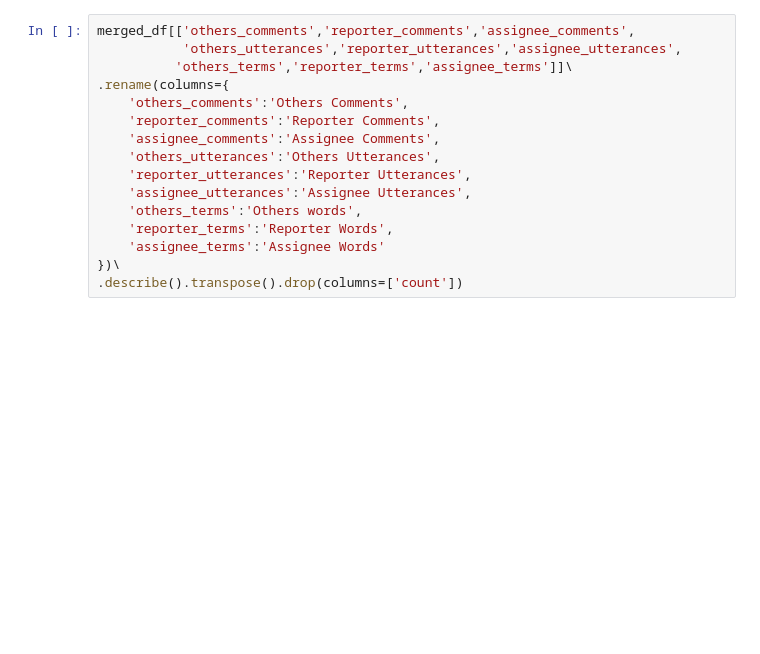
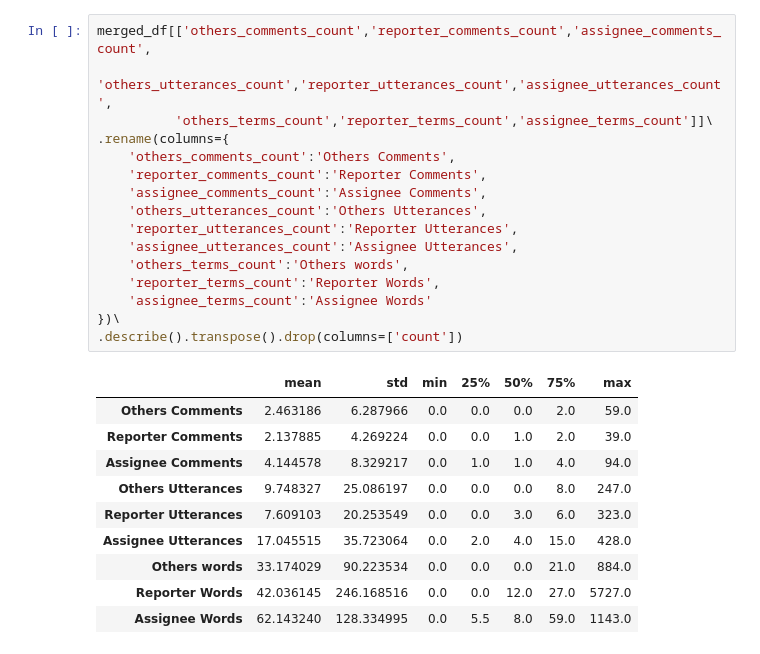
Before and after one commit to mohammadabdellatif/toward-performance-appraisal-automation-thesis, a Jupyter notebook: merged_dataset_exploration.ipynb, the cells around one changed output. Cells and saved outputs as stored; diff of their text form; blank space fills up the shorter version.

Commit message:
fix:fix ML and utterances dataset exploration scripts

```diff
--- a/merged_dataset_exploration.ipynb
+++ b/merged_dataset_exploration.ipynb
@@ -13,19 +23,30 @@ merged_df.head()
 # %%
-merged_df[['others_comments','reporter_comments','assignee_comments',
-           'others_utterances','reporter_utterances','assignee_utterances',
-          'others_terms','reporter_terms','assignee_terms']]\
+merged_df[['others_comments_count','reporter_comments_count','assignee_comments_count',
+           'others_utterances_count','reporter_utterances_count','assignee_utterances_count',
+          'others_terms_count','reporter_terms_count','assignee_terms_count']]\
 .rename(columns={
-    'others_comments':'Others Comments',
-    'reporter_comments':'Reporter Comments',
-    'assignee_comments':'Assignee Comments',
-    'others_utterances':'Others Utterances',
-    'reporter_utterances':'Reporter Utterances',
-    'assignee_utterances':'Assignee Utterances',
-    'others_terms':'Others words',
-    'reporter_terms':'Reporter Words',
-    'assignee_terms':'Assignee Words'
+    'others_comments_count':'Others Comments',
+    'reporter_comments_count':'Reporter Comments',
+    'assignee_comments_count':'Assignee Comments',
+    'others_utterances_count':'Others Utterances',
+    'reporter_utterances_count':'Reporter Utterances',
+    'assignee_utterances_count':'Assignee Utterances',
+    'others_terms_count':'Others words',
+    'reporter_terms_count':'Reporter Words',
+    'assignee_terms_count':'Assignee Words'
 })\
 .describe().transpose().drop(columns=['count'])
+# %% [output]
+|  | mean | std | min | 25% | 50% | 75% | max |
+| Others Comments | 2.463186 | 6.287966 | 0.0 | 0.0 | 0.0 | 2.0 | 59.0 |
+| Reporter Comments | 2.137885 | 4.269224 | 0.0 | 0.0 | 1.0 | 2.0 | 39.0 |
+| Assignee Comments | 4.144578 | 8.329217 | 0.0 | 1.0 | 1.0 | 4.0 | 94.0 |
+| Others Utterances | 9.748327 | 25.086197 | 0.0 | 0.0 | 0.0 | 8.0 | 247.0 |
+| Reporter Utterances | 7.609103 | 20.253549 | 0.0 | 0.0 | 3.0 | 6.0 | 323.0 |
+| Assignee Utterances | 17.045515 | 35.723064 | 0.0 | 2.0 | 4.0 | 15.0 | 428.0 |
+| Others words | 33.174029 | 90.223534 | 0.0 | 0.0 | 0.0 | 21.0 | 884.0 |
+| Reporter Words | 42.036145 | 246.168516 | 0.0 | 0.0 | 12.0 | 27.0 | 5727.0 |
+| Assignee Words | 62.143240 | 128.334995 | 0.0 | 5.5 | 8.0 | 59.0 | 1143.0 |
 # %%
 fig: plt.Figure = plt.figure(figsize=(10, 3))
 ax: plt.Axes = fig.add_subplot(131)
```
Also changed, not shown: parts of 5 cells of this notebook, 1 other file.
